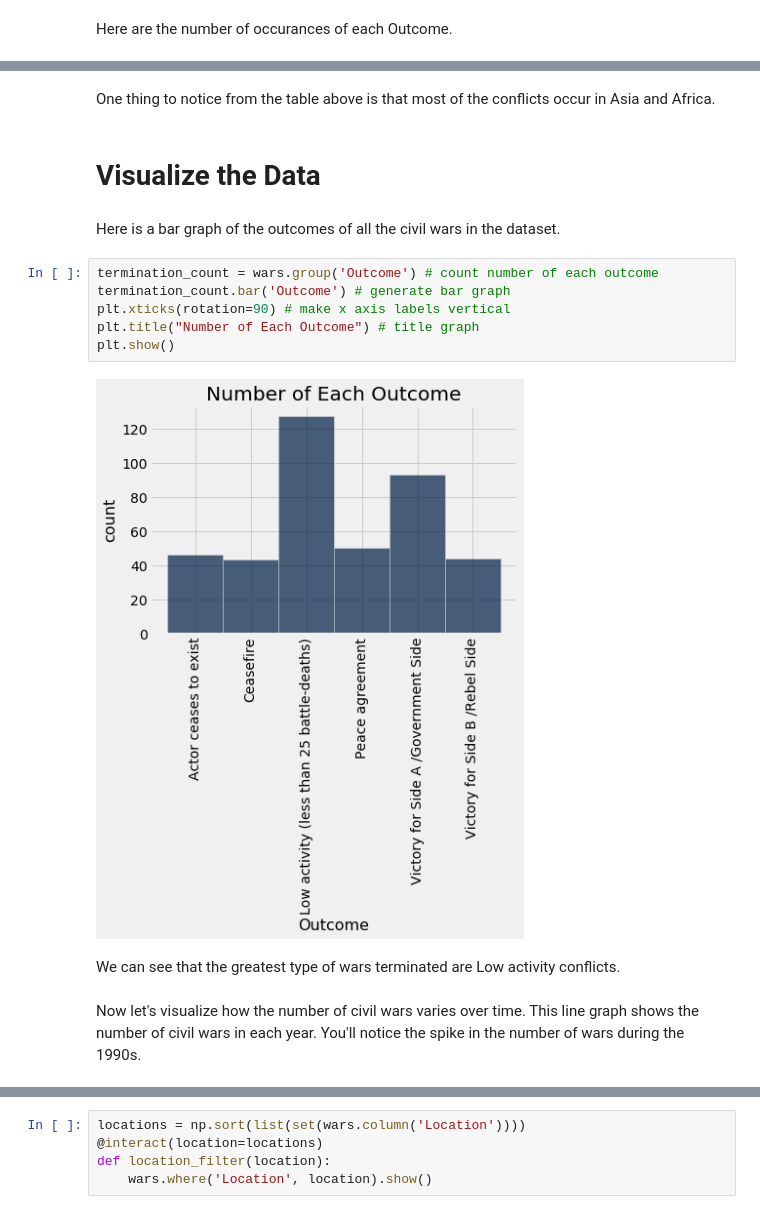
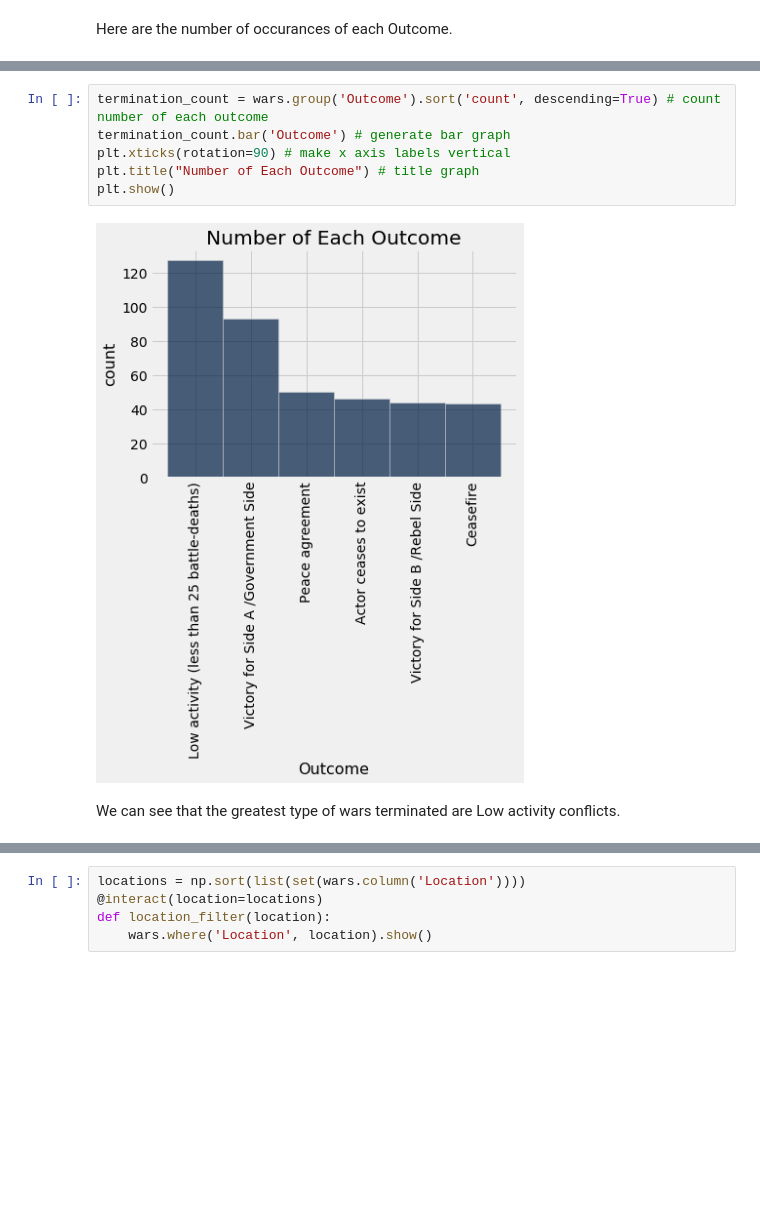
Before and after one commit to ds-modules/POLSCI-5, a Jupyter notebook: CivilWars.ipynb, the cells around one changed output, grey strips where cells are left out. Drawn from its saved outputs; the diff is of its cells as text; blank space fills up the shorter version.

```diff
--- a/CivilWars.ipynb
+++ b/CivilWars.ipynb
@@ -370,18 +312,10 @@ wars.group(['Region', 'Outcome']).sort('count', descending=True)
-# %% [markdown]
-One thing to notice from the table above is that most of the conflicts occur in Asia and Africa.
-# %% [markdown]
-# Visualize the Data <a id='3'></a>
-# %% [markdown]
-Here is a bar graph of the outcomes of all the civil wars in the dataset.
 # %%
-termination_count = wars.group('Outcome') # count number of each outcome
+termination_count = wars.group('Outcome').sort('count', descending=True) # count number of each outcome
 termination_count.bar('Outcome') # generate bar graph
 plt.xticks(rotation=90) # make x axis labels vertical
 plt.title("Number of Each Outcome") # title graph
 plt.show()
 # %% [output]
-[figure, old version]
+[figure, new version]
 # %% [markdown]
 We can see that the greatest type of wars terminated are Low activity conflicts.
-# %% [markdown]
-Now let's visualize how the number of civil wars varies over time. This line graph shows the number of civil wars in each year. You'll notice the spike in the number of wars during the 1990s.
```
Also changed, not shown: parts of 45 cells of this notebook.
